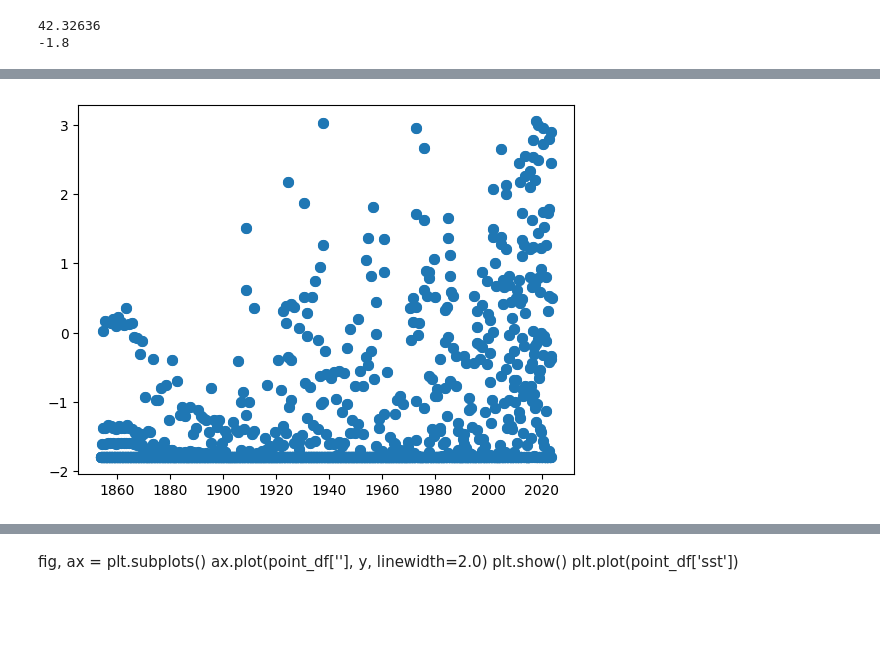
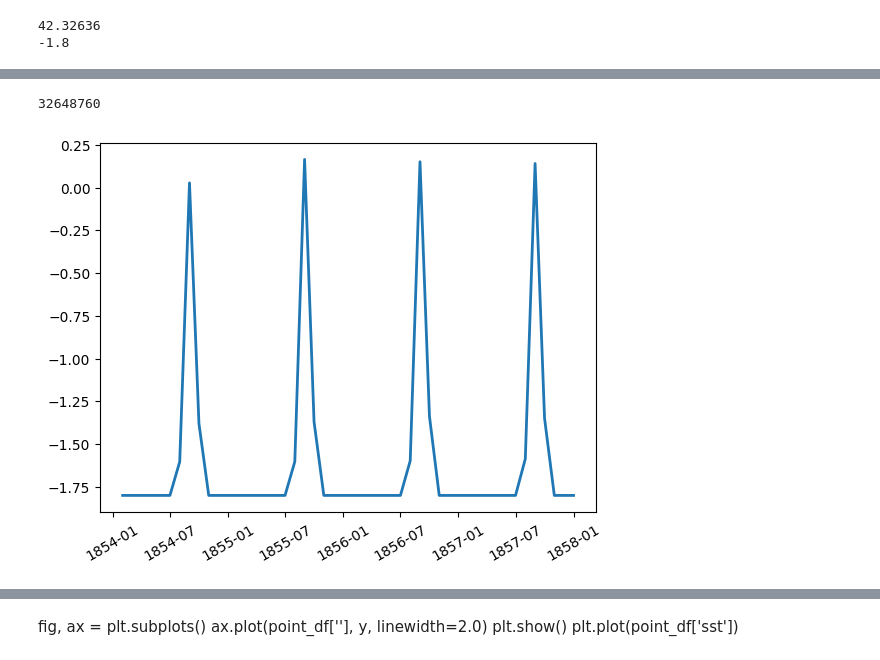
Before and after one commit to matheusvictal/sst-time-series-ml, a Jupyter notebook: sst_data.ipynb, the cells around one changed output, grey strips where cells are left out. Drawn from its saved outputs; the diff is of its cells as text; code cells hidden in the pictures; blank space fills up the shorter version.

```diff
--- a/sst_data.ipynb
+++ b/sst_data.ipynb
@@ -87,0 +96,4 @@ df.to_csv('data/sst.csv')
+# %%
+df = df.reset_index()
+df = df[df['nbnds'] == 0] # Garante que há apenas uma medição por área por tempo
+df.head()
@@ -263,2 +241,15 @@ Importing the dtw module. When using in academic works please cite:
+# %%
+class SSTUtil:
+    def get_sst_serie(df, lat: int, lon: int):
+        return df[(df['lat'] == lat) & (df['lon'] == lon)].reset_index()
+    def get_subserie(df: pd.DataFrame, start: int, window: float):
+        return df[df['time'] > df['time'][start]][:window]
+    def plot_sst(df: pd.DataFrame, start: int, window: float):
+        fig, ax = plt.subplots()
+        subserie = get_subserie(df, start, window)
+        ax.plot(subserie['time'], subserie['sst'], linewidth=2.0)
+        plt.xticks(rotation=30)
+        plt.show()
 # %%
-point_df = df[(df['lat'] == 80) & (df['lon'] == 40)]
+point_df = SSTUtil.get_sst_serie(df, 80, 40)
+point_df
@@ -265,6 +270,8 @@ point_df = df[(df['lat'] == 80) & (df['lon'] == 40)]
-# %%
-fig, ax = plt.subplots()
-ax.plot(point_df['time'], point_df['sst'], linewidth=2.0)
-plt.show()
-# %% [output]
-[figure, removed]
+# %%
+len(df)
+# %% [output]
+32648760
+# %%
+SSTUtil.plot_sst(point_df, 0, 48)
+# %% [output]
+[figure, added]
```
Also changed, not shown: parts of 32 cells of this notebook.
